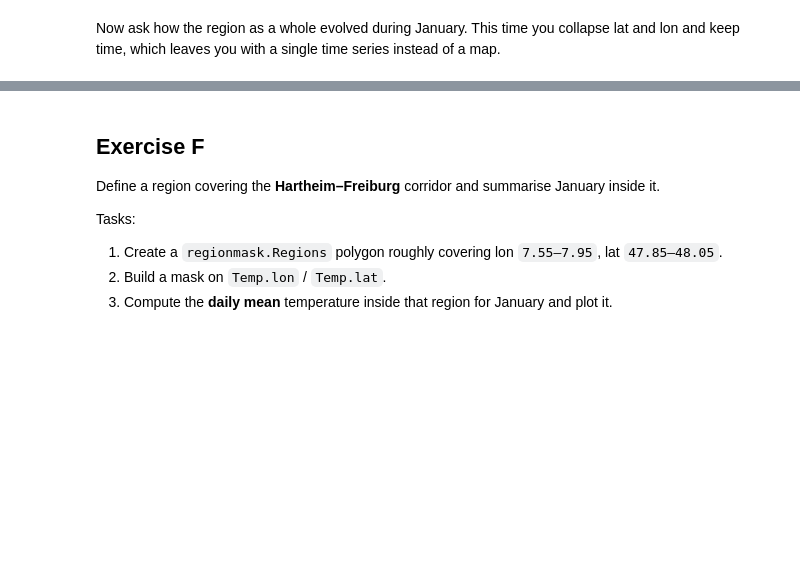
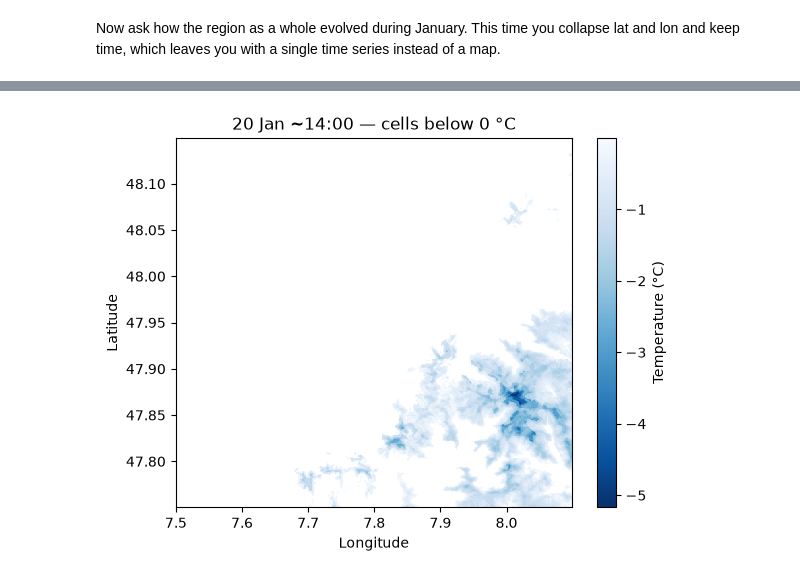
Before and after one commit to future-forests/coding-course, a Jupyter notebook: solution/05-geospatial-data.ipynb, the cells around one changed output, grey strips where cells are left out. Drawn from its saved outputs; the diff is of its cells as text; code cells hidden in the pictures; blank space fills up the shorter version.

```diff
--- a/solution/05-geospatial-data.ipynb
+++ b/solution/05-geospatial-data.ipynb
@@ -255,22 +277,15 @@ Tasks:
 # %%
 # Solution
-FrostMorning = Temp.sel(lon=slice(7.5, 8.1), lat=slice(48.15, 47.75)).sel(
-    time="2024-01-20T06:00", method="nearest"
+CollectWoodDate = Temp.sel(lon=slice(7.5, 8.1), lat=slice(48.15, 47.75)).sel(
+    time="2024-01-20T14:00", method="nearest"
 )
-BelowZero = FrostMorning.where(FrostMorning < 0)
+BelowZero = CollectWoodDate.where(CollectWoodDate < 0)
 
 plt.pcolormesh(BelowZero.lon, BelowZero.lat, BelowZero, cmap="Blues_r", shading="auto")
 plt.colorbar(label="Temperature (°C)")
-plt.title("20 Jan ~06:00 — cells below 0 °C (Freiburg–Hartheim box)")
+plt.title("20 Jan ~14:00 — cells below 0 °C")
 plt.xlabel("Longitude")
 plt.ylabel("Latitude")
 plt.show()
+# %% [output]
+[figure, added]
-# %% [markdown]
-## Exercise F
-
-Define a region covering the **Hartheim–Freiburg** corridor and summarise January inside it.
-
-Tasks:
-1. Create a `regionmask.Regions` polygon roughly covering lon `7.55–7.95`, lat `47.85–48.05`.
-2. Build a mask on `Temp.lon` / `Temp.lat`.
-3. Compute the **daily mean** temperature inside that region for January and plot it.
```
Also changed, not shown: parts of 38 cells of this notebook, 3 other files.
